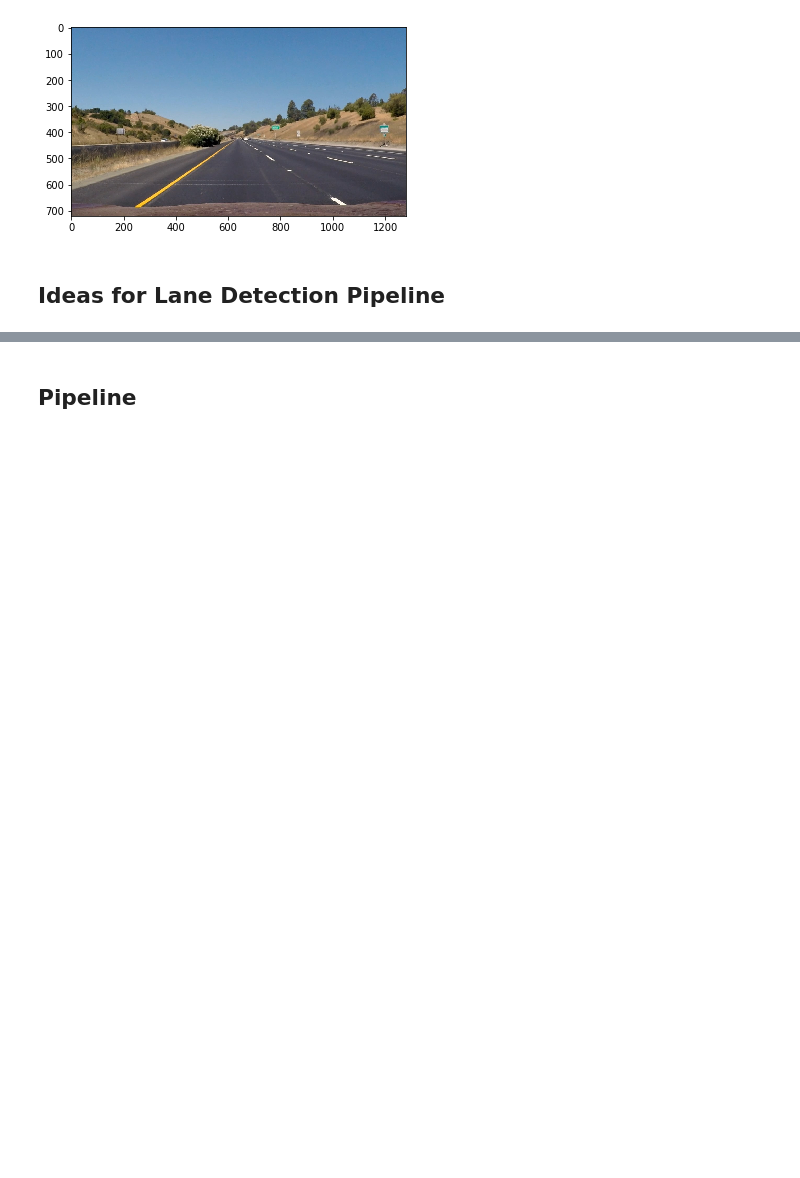
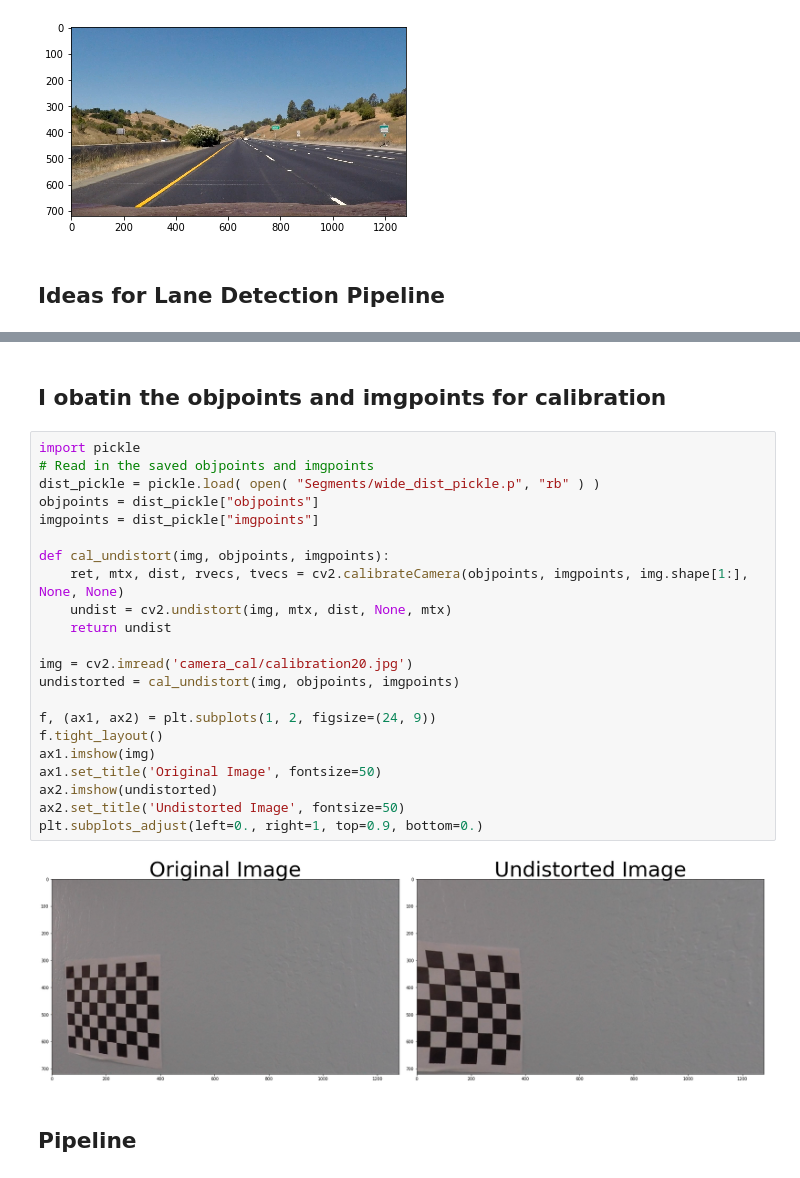
Before and after one commit to demigecko/CarND-Advanced-Lane-Lines, a Jupyter notebook: Advanced-Lane-Lines.ipynb, the cells around one changed output, grey strips where cells are left out. Cells and saved outputs as stored; diff of their text form; blank space fills up the shorter version.

```diff
--- a/Advanced-Lane-Lines.ipynb
+++ b/Advanced-Lane-Lines.ipynb
@@ -25,3 +75,29 @@ this should be my wirtings
+# %% [markdown]
+## I obatin the objpoints and imgpoints for calibration
+# %%
+import pickle
+# Read in the saved objpoints and imgpoints
+dist_pickle = pickle.load( open( "Segments/wide_dist_pickle.p", "rb" ) )
+objpoints = dist_pickle["objpoints"]
+imgpoints = dist_pickle["imgpoints"]
+
+def cal_undistort(img, objpoints, imgpoints):
+    ret, mtx, dist, rvecs, tvecs = cv2.calibrateCamera(objpoints, imgpoints, img.shape[1:], None, None)
+    undist = cv2.undistort(img, mtx, dist, None, mtx)
+    return undist
+
+img = cv2.imread('camera_cal/calibration20.jpg')
+undistorted = cal_undistort(img, objpoints, imgpoints)
+
+f, (ax1, ax2) = plt.subplots(1, 2, figsize=(24, 9))
+f.tight_layout()
+ax1.imshow(img)
+ax1.set_title('Original Image', fontsize=50)
+ax2.imshow(undistorted)
+ax2.set_title('Undistorted Image', fontsize=50)
+plt.subplots_adjust(left=0., right=1, top=0.9, bottom=0.)
+# %% [output]
+[figure, added]
 # %% [markdown]
 ## Pipeline
 # %%
```
Also changed, not shown: parts of 4 cells of this notebook, 1 other file.
